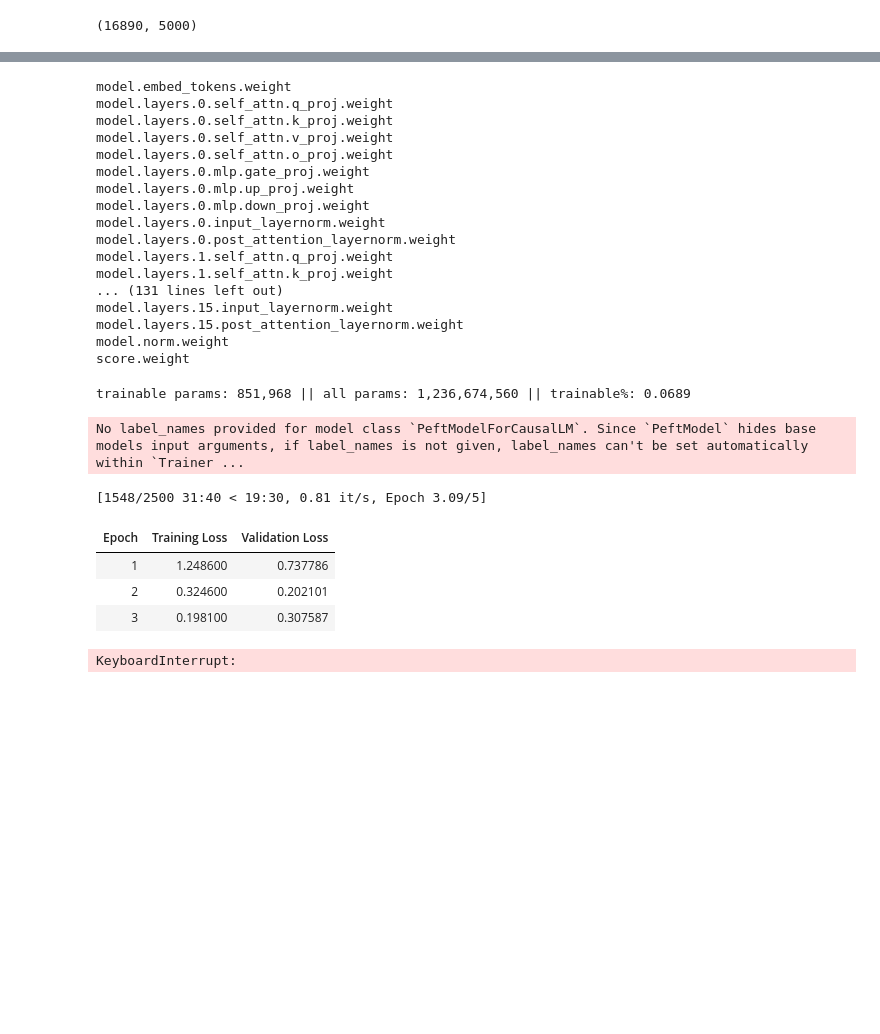
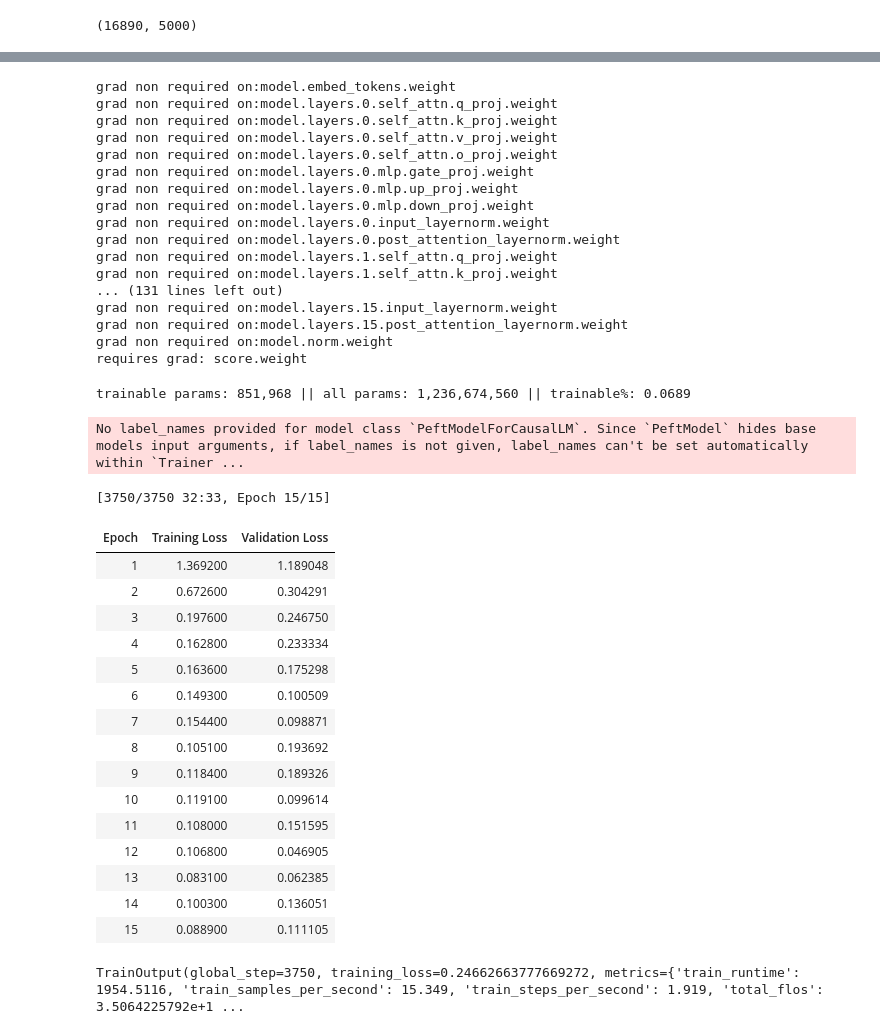
Before and after one commit to lgemc/pytorch_training, a Jupyter notebook: 10_rag/notebooks/train/q_and_a_trainer.ipynb, the cells around one changed output, grey strips where cells are left out. Saved outputs shown, nothing was run; the diff lists cells and outputs as text; code cells hidden in the pictures; blank space fills up the shorter version.

Commit message:
add full process of train and generate predictions with fine tune

```diff
--- a/10_rag/notebooks/train/q_and_a_trainer.ipynb
+++ b/10_rag/notebooks/train/q_and_a_trainer.ipynb
@@ -97,28 +100,28 @@ LlamaForSequenceClassification(
 # %%
 for name, param in model.named_parameters():
     if "score" not in name:
-        print(name)
+        print(f"grad non required on:{name}")
         param.requires_grad = False
     else:
-        print(name)
+        print(f"requires grad: {name}")
 # %% [output]
-model.embed_tokens.weight
-model.layers.0.self_attn.q_proj.weight
-model.layers.0.self_attn.k_proj.weight
-model.layers.0.self_attn.v_proj.weight
-model.layers.0.self_attn.o_proj.weight
-model.layers.0.mlp.gate_proj.weight
-model.layers.0.mlp.up_proj.weight
-model.layers.0.mlp.down_proj.weight
-model.layers.0.input_layernorm.weight
-model.layers.0.post_attention_layernorm.weight
-model.layers.1.self_attn.q_proj.weight
-model.layers.1.self_attn.k_proj.weight
+grad non required on:model.embed_tokens.weight
+grad non required on:model.layers.0.self_attn.q_proj.weight
+grad non required on:model.layers.0.self_attn.k_proj.weight
+grad non required on:model.layers.0.self_attn.v_proj.weight
+grad non required on:model.layers.0.self_attn.o_proj.weight
+grad non required on:model.layers.0.mlp.gate_proj.weight
+grad non required on:model.layers.0.mlp.up_proj.weight
+grad non required on:model.layers.0.mlp.down_proj.weight
+grad non required on:model.layers.0.input_layernorm.weight
+grad non required on:model.layers.0.post_attention_layernorm.weight
+grad non required on:model.layers.1.self_attn.q_proj.weight
+grad non required on:model.layers.1.self_attn.k_proj.weight
 ... (131 lines left out)
-model.layers.15.input_layernorm.weight
-model.layers.15.post_attention_layernorm.weight
-model.norm.weight
-score.weight
+grad non required on:model.layers.15.input_layernorm.weight
+grad non required on:model.layers.15.post_attention_layernorm.weight
+grad non required on:model.norm.weight
+requires grad: score.weight
 # %%
 from peft import get_peft_model, LoraConfig, TaskType
 
@@ -138,37 +141,49 @@ trainable params: 851,968 || all params: 1,236,674,560 || trainable%: 0.0689
 # %%
 from transformers import Trainer, TrainingArguments
 
 training_args = TrainingArguments(
     output_dir="./checkpoints",
     eval_strategy="epoch",
     save_strategy="epoch",
     logging_strategy="epoch",
     learning_rate=2e-5,
-    per_device_train_batch_size=4,
-    per_device_eval_batch_size=4,
-    num_train_epochs=5,
+    per_device_train_batch_size=8,
+    per_device_eval_batch_size=8,
+    num_train_epochs=15,
     weight_decay=0.01,
     logging_dir="./logs",
     fp16=True,
 )
 
 trainer = Trainer(
     model=model,
     args=training_args,
     train_dataset=train_tokenized,
     eval_dataset=test_tokenized,
     tokenizer=tokenizer,
 )
 
 trainer.train()
 # %% [output]
 No label_names provided for model class `PeftModelForCausalLM`. Since `PeftModel` hides base models input arguments, if label_names is not given, label_names can't be set automatically within `Trainer ...
-[1548/2500 31:40 < 19:30, 0.81 it/s, Epoch 3.09/5]
+[3750/3750 32:33, Epoch 15/15]
 | Epoch | Training Loss | Validation Loss |
-| 1 | 1.248600 | 0.737786 |
-| 2 | 0.324600 | 0.202101 |
-| 3 | 0.198100 | 0.307587 |
+| 1 | 1.369200 | 1.189048 |
+| 2 | 0.672600 | 0.304291 |
+| 3 | 0.197600 | 0.246750 |
+| 4 | 0.162800 | 0.233334 |
+| 5 | 0.163600 | 0.175298 |
+| 6 | 0.149300 | 0.100509 |
+| 7 | 0.154400 | 0.098871 |
+| 8 | 0.105100 | 0.193692 |
+| 9 | 0.118400 | 0.189326 |
+| 10 | 0.119100 | 0.099614 |
+| 11 | 0.108000 | 0.151595 |
+| 12 | 0.106800 | 0.046905 |
+| 13 | 0.083100 | 0.062385 |
+| 14 | 0.100300 | 0.136051 |
+| 15 | 0.088900 | 0.111105 |
-KeyboardInterrupt:
+TrainOutput(global_step=3750, training_loss=0.24662663777669272, metrics={'train_runtime': 1954.5116, 'train_samples_per_second': 15.349, 'train_steps_per_second': 1.919, 'total_flos': 3.5064225792e+1 ...
 # %%
 print("CUDA available:", torch.cuda.is_available())
 print("GPU Name:", torch.cuda.get_device_name(0))
```
Also changed, not shown: parts of 17 cells of this notebook, 4 other files.
